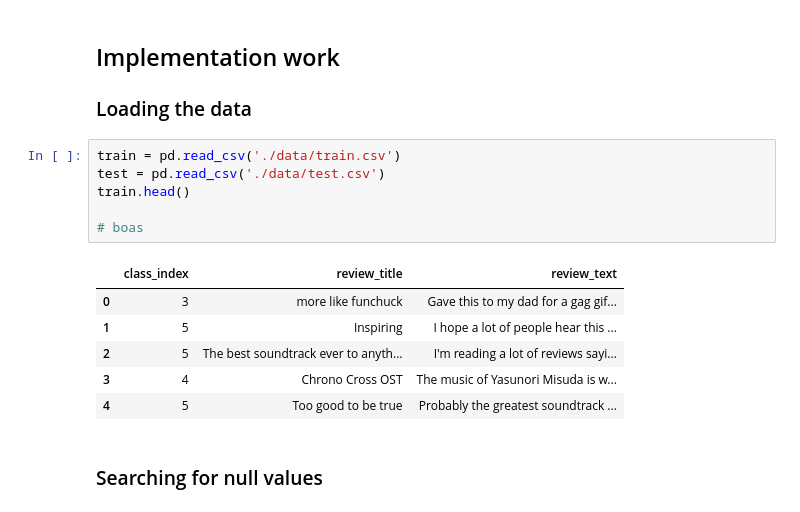
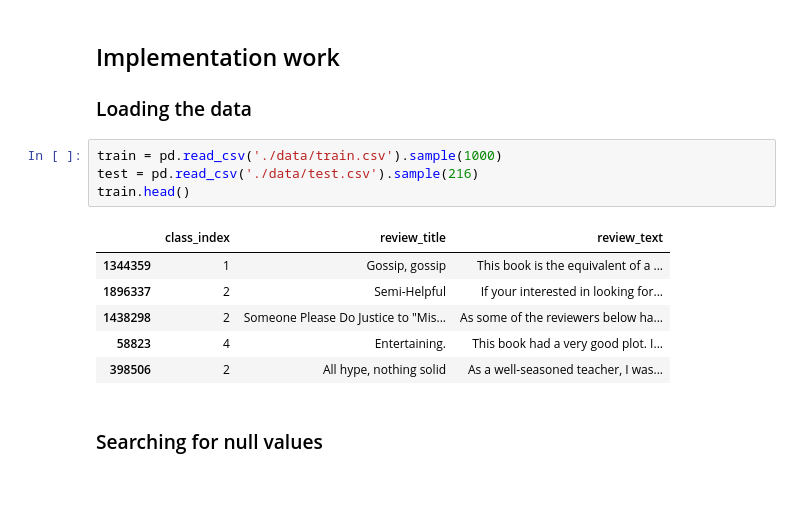
Before and after one commit to BrunoRosendo/feup_iart_proj2, a Jupyter notebook: amazonNLP.ipynb, the cells around one changed output. Cells and saved outputs as stored; diff of their text form.

Commit message:
Preprocessing data

```diff
--- a/amazonNLP.ipynb
+++ b/amazonNLP.ipynb
@@ -21,18 +33,16 @@ from nltk.stem.porter import PorterStemmer
 
 ### Loading the data
 # %%
-train = pd.read_csv('./data/train.csv')
-test = pd.read_csv('./data/test.csv')
+train = pd.read_csv('./data/train.csv').sample(1000)
+test = pd.read_csv('./data/test.csv').sample(216)
 train.head()
-
-# boas
 # %% [output]
 |  | class_index | review_title | review_text |
-| 0 | 3 | more like funchuck | Gave this to my dad for a gag gif... |
-| 1 | 5 | Inspiring | I hope a lot of people hear this ... |
-| 2 | 5 | The best soundtrack ever to anyth... | I'm reading a lot of reviews sayi... |
-| 3 | 4 | Chrono Cross OST | The music of Yasunori Misuda is w... |
-| 4 | 5 | Too good to be true | Probably the greatest soundtrack ... |
+| 1344359 | 1 | Gossip, gossip | This book is the equivalent of a ... |
+| 1896337 | 2 | Semi-Helpful | If your interested in looking for... |
+| 1438298 | 2 | Someone Please Do Justice to "Mis... | As some of the reviewers below ha... |
+| 58823 | 4 | Entertaining. | This book had a very good plot. I... |
+| 398506 | 2 | All hype, nothing solid | As a well-seasoned teacher, I was... |
 # %% [markdown]
 ### Searching for null values
 # %%
```
Also changed, not shown: parts of 11 cells of this notebook, 4 other files.
